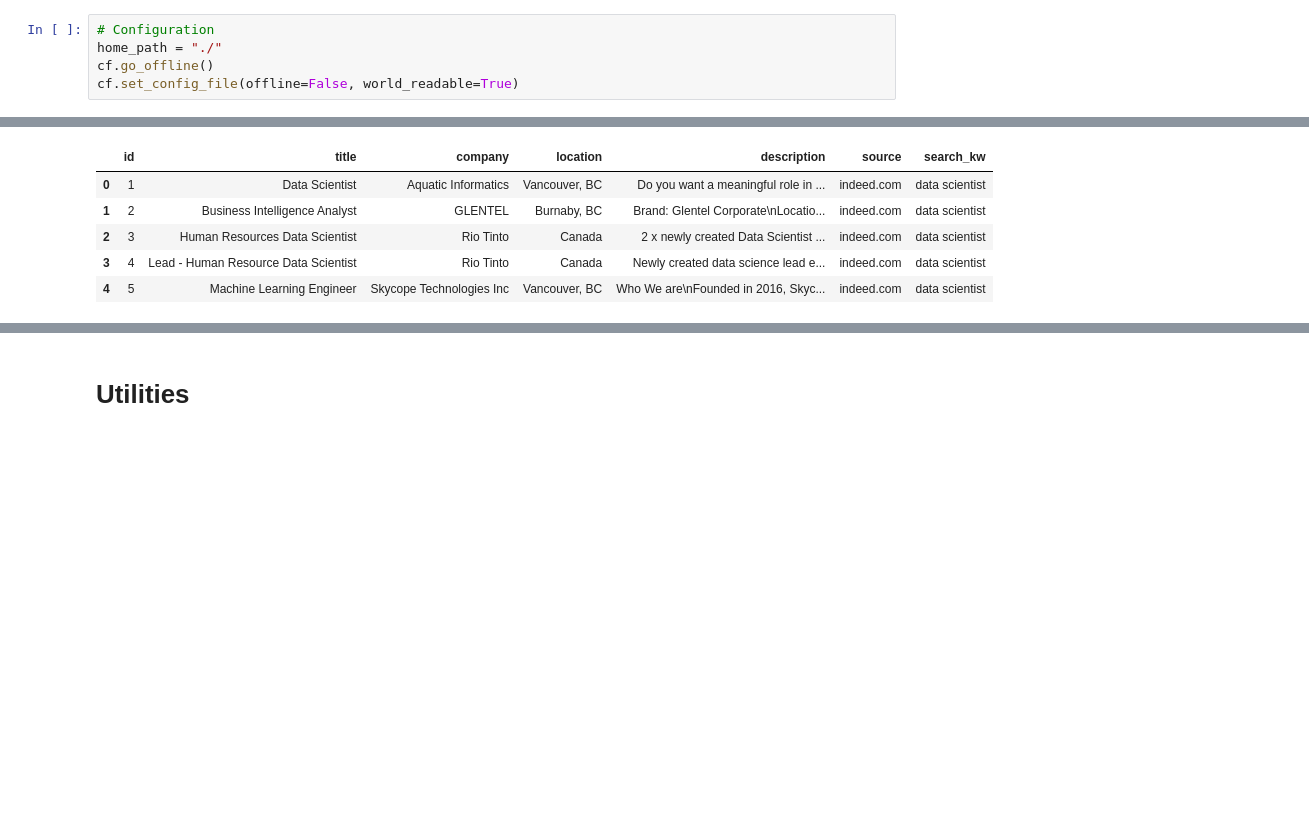
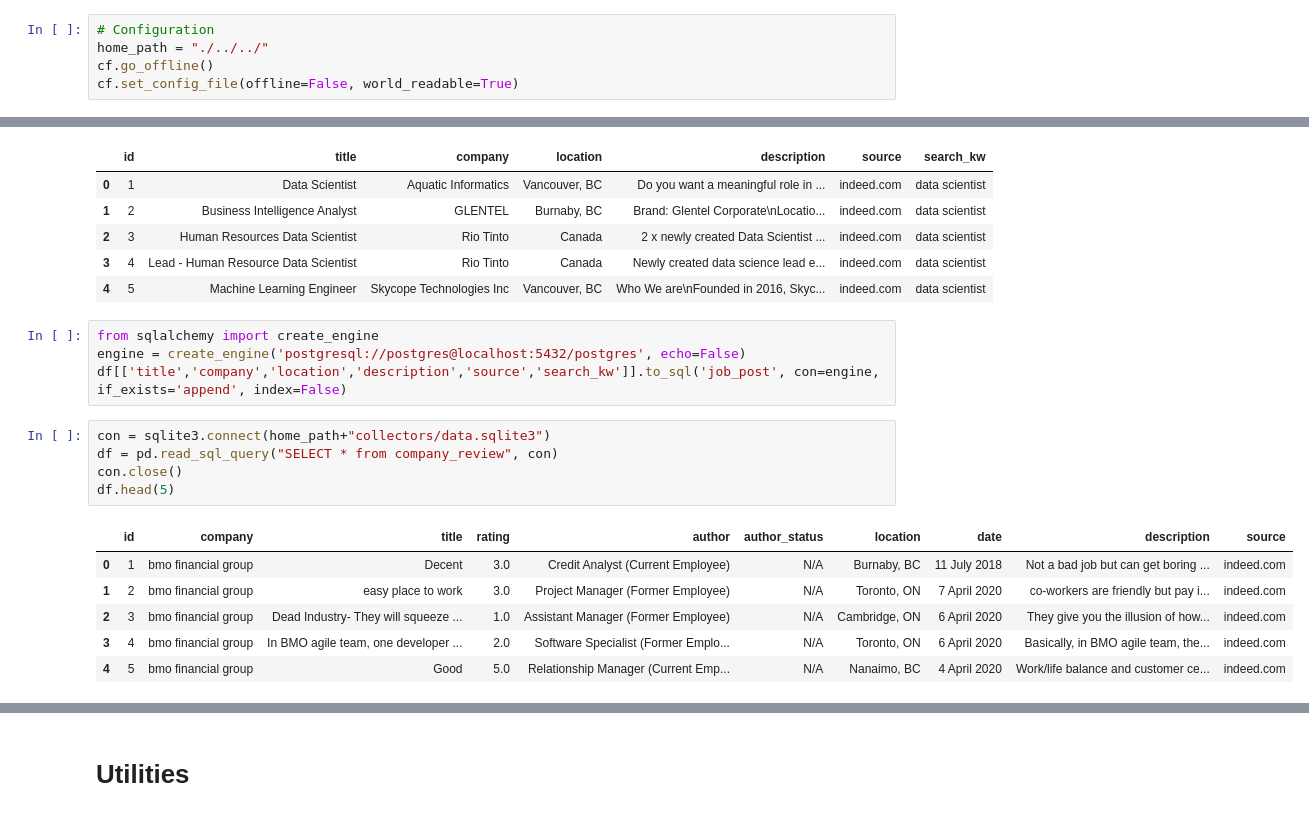
Before and after one commit to nguyen-cao/job-cruncher, a Jupyter notebook: analysis/notebooks/job-analysis-nguyenc.ipynb, the cells around one changed output, grey strips where cells are left out. Drawn from its saved outputs; the diff is of its cells as text; blank space fills up the shorter version.

```diff
--- a/job-analysis-nguyenc.ipynb
+++ b/analysis/notebooks/job-analysis-nguyenc.ipynb
@@ -7,7 +7,7 @@ from textblob import TextBlob
 from sklearn.feature_extraction.text import CountVectorizer
 # %%
 # Configuration
-home_path = "./"
+home_path = "./../../"
 cf.go_offline()
 cf.set_config_file(offline=False, world_readable=True)
 # %% [markdown]
@@ -25,3 +25,19 @@ df.head(5)
 | 2 | 3 | Human Resources Data Scientist | Rio Tinto | Canada | 2 x newly created Data Scientist ... | indeed.com | data scientist |
 | 3 | 4 | Lead - Human Resource Data Scientist | Rio Tinto | Canada | Newly created data science lead e... | indeed.com | data scientist |
 | 4 | 5 | Machine Learning Engineer | Skycope Technologies Inc | Vancouver, BC | Who We are\nFounded in 2016, Skyc... | indeed.com | data scientist |
+# %%
+from sqlalchemy import create_engine
+engine = create_engine('postgresql://postgres@localhost:5432/postgres', echo=False)
+df[['title','company','location','description','source','search_kw']].to_sql('job_post', con=engine, if_exists='append', index=False)
+# %%
+con = sqlite3.connect(home_path+"collectors/data.sqlite3")
+df = pd.read_sql_query("SELECT * from company_review", con)
+con.close()
+df.head(5)
+# %% [output]
+|  | id | company | title | rating | author | author_status | location | date | description | source |
+| 0 | 1 | bmo financial group | Decent | 3.0 | Credit Analyst (Current Employee) | N/A | Burnaby, BC | 11 July 2018 | Not a bad job but can get boring ... | indeed.com |
+| 1 | 2 | bmo financial group | easy place to work | 3.0 | Project Manager (Former Employee) | N/A | Toronto, ON | 7 April 2020 | co-workers are friendly but pay i... | indeed.com |
+| 2 | 3 | bmo financial group | Dead Industry- They will squeeze ... | 1.0 | Assistant Manager (Former Employee) | N/A | Cambridge, ON | 6 April 2020 | They give you the illusion of how... | indeed.com |
+| 3 | 4 | bmo financial group | In BMO agile team, one developer ... | 2.0 | Software Specialist (Former Emplo... | N/A | Toronto, ON | 6 April 2020 | Basically, in BMO agile team, the... | indeed.com |
+| 4 | 5 | bmo financial group | Good | 5.0 | Relationship Manager (Current Emp... | N/A | Nanaimo, BC | 4 April 2020 | Work/life balance and customer ce... | indeed.com |
```
Also changed, not shown: parts of 3 cells of this notebook, 40 other files.
